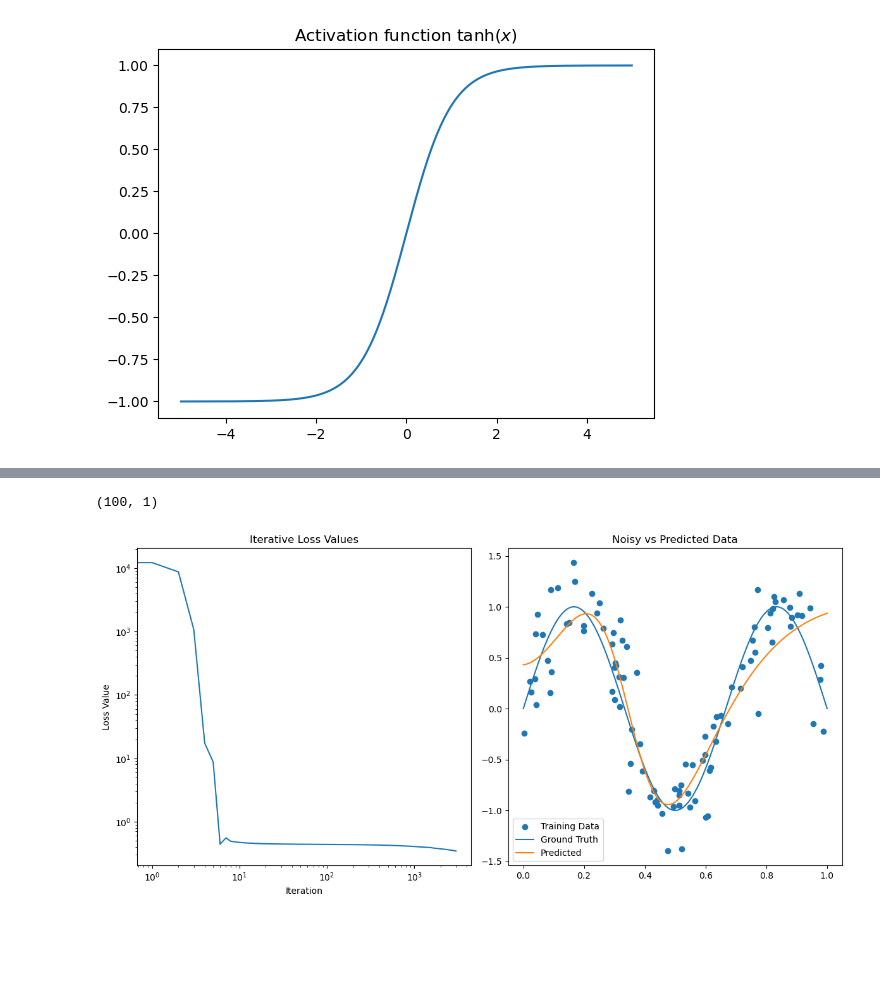
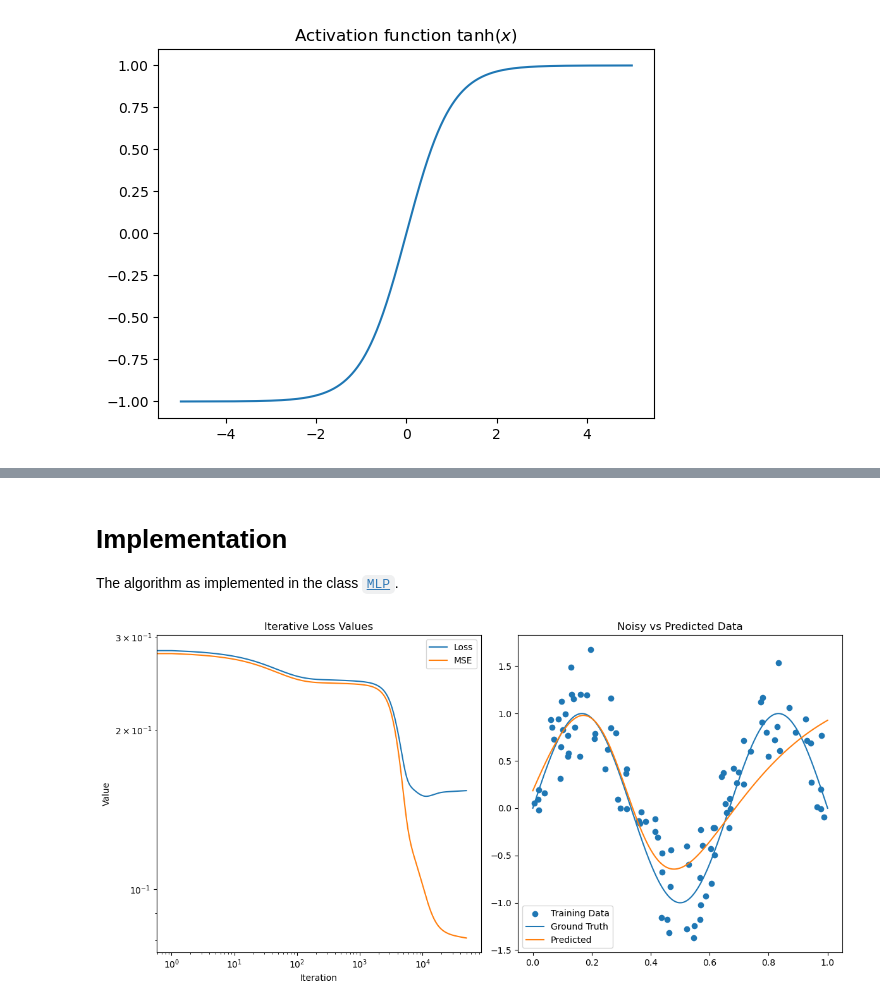
Before and after one commit to HoffOskar/ML_From_Scratch, a Jupyter notebook: Regression/MLP.ipynb, the cells around one changed output, grey strips where cells are left out. Cells and saved outputs as stored; diff of their text form; code cells hidden in the pictures; blank space fills up the shorter version.

```diff
--- a/Regression/MLP.ipynb
+++ b/Regression/MLP.ipynb
@@ -157,33 +237,50 @@ These gradients are used in the **backpropagation step** to update the parameter
+# %% [markdown]
+# Implementation
+The algorithm as implemented in the class [`MLP`](../utils/networks.py).
 # %%
-### Test model
-model = MLP(max_iter=3_000)
+### Instantiate the model
+model = networks.MLP(
+    hidden_dim=10,
+    learning_rate=0.025,
+    max_iter=50_000,
+    alpha=0.002,
+    random_state=SEED)
+
+### Fit the model
 model.fit(X, Y)
+
+### Predict
 Y_pred = model.predict(X)
-Y_pred.shape
-# %% [output]
-(100, 1)
 # %%
+### Generate data for plotting
 X_plot = np.linspace(0, 1, 1000)[:, None]
+
+### Predict the data
 Y_plot_pred = model.predict(X_plot)
 Y_plot_0 = f_x(X_plot)
 
 
 fig, (ax1, ax2) = plt.subplots(1, 2, figsize=(12, 6))
 
-# Plot the loss values
-ax1.loglog(model.loss)
+### Plot the loss and MSE values
+ax1.loglog(model.loss, label="Loss")
+ax1.loglog(model.mse, label="MSE")
 ax1.set_xlabel("Iteration")
-ax1.set_ylabel("Loss Value")
+ax1.set_ylabel("Value")
 ax1.set_title("Iterative Loss Values")
+ax1.legend()
 
-# Plot the noisy and predicted data
+### Plot the noisy and predicted data
 ax2.scatter(x, y, label="Training Data")
 ax2.plot(X_plot, f_x(X_plot), label="Ground Truth")
 ax2.plot(X_plot, Y_plot_pred, label="Predicted")
 ax2.legend()
 ax2.set_title("Noisy vs Predicted Data")
 
 plt.tight_layout()
 plt.show()
+
+print(f"Final Loss: {model.loss[-1]:.4f}")
+print(f"Final MSE: {model.mse[-1]:.4f}")
 # %% [output]
-[figure, old version]
+[figure, new version]
```
Also changed, not shown: parts of 9 cells of this notebook.
